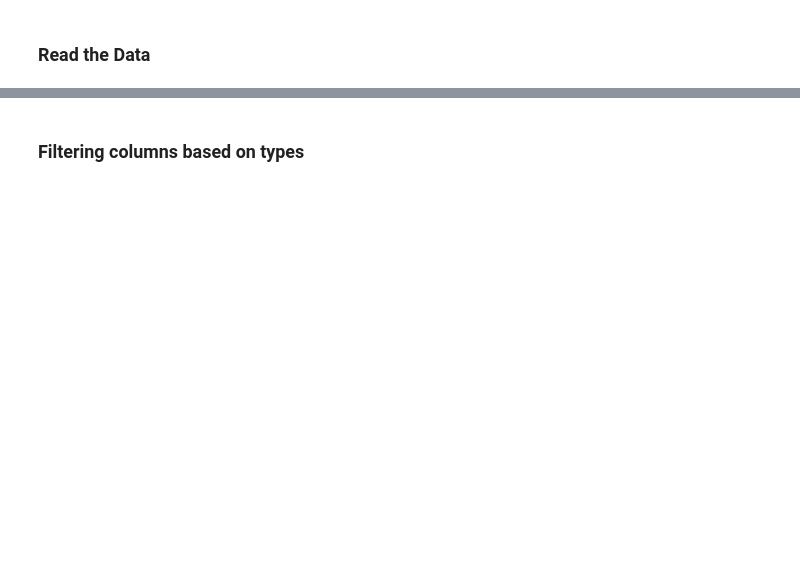
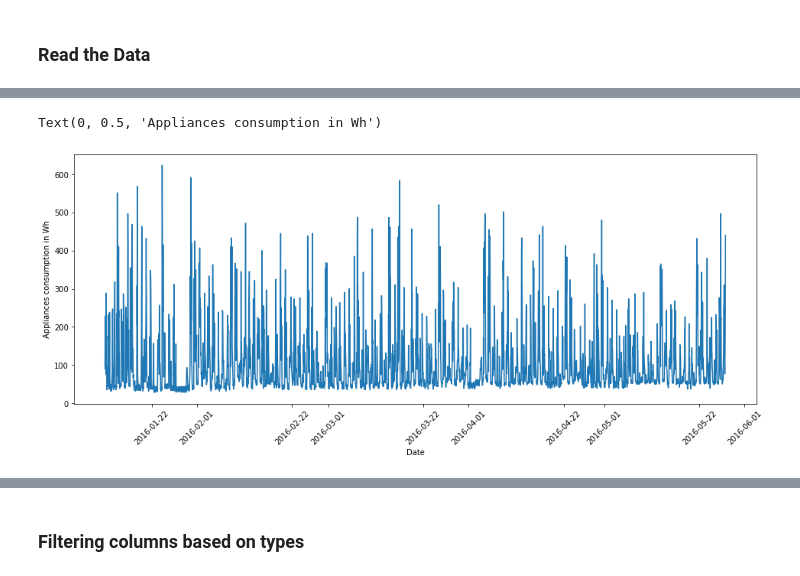
Before and after one commit to nchand/predict-energy-use, a Jupyter notebook: energy-use.ipynb, the cells around one changed output, grey strips where cells are left out. Saved outputs shown, nothing was run; the diff lists cells and outputs as text; code cells hidden in the pictures; blank space fills up the shorter version.

```diff
--- a/energy-use.ipynb
+++ b/energy-use.ipynb
@@ -69,0 +134,9 @@ dtype: int64
+# %%
+plt.figure(figsize=(16,6))
+plt.plot(energy_hour.TARGET_energy)
+plt.xticks( rotation='45')
+plt.xlabel('Date')
+plt.ylabel('Appliances consumption in Wh')
+# %% [output]
+Text(0, 0.5, 'Appliances consumption in Wh')
+[figure, added]
```
Also changed, not shown: parts of 62 cells of this notebook.
